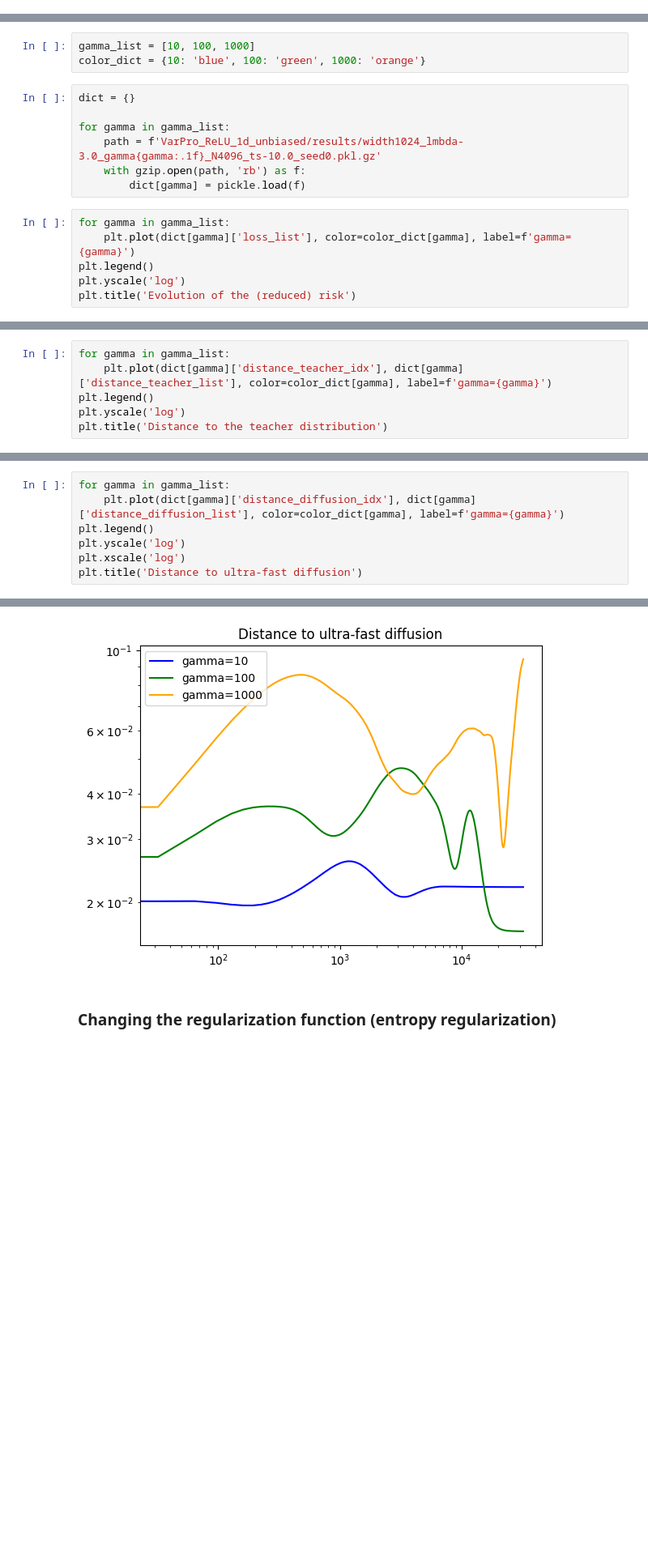
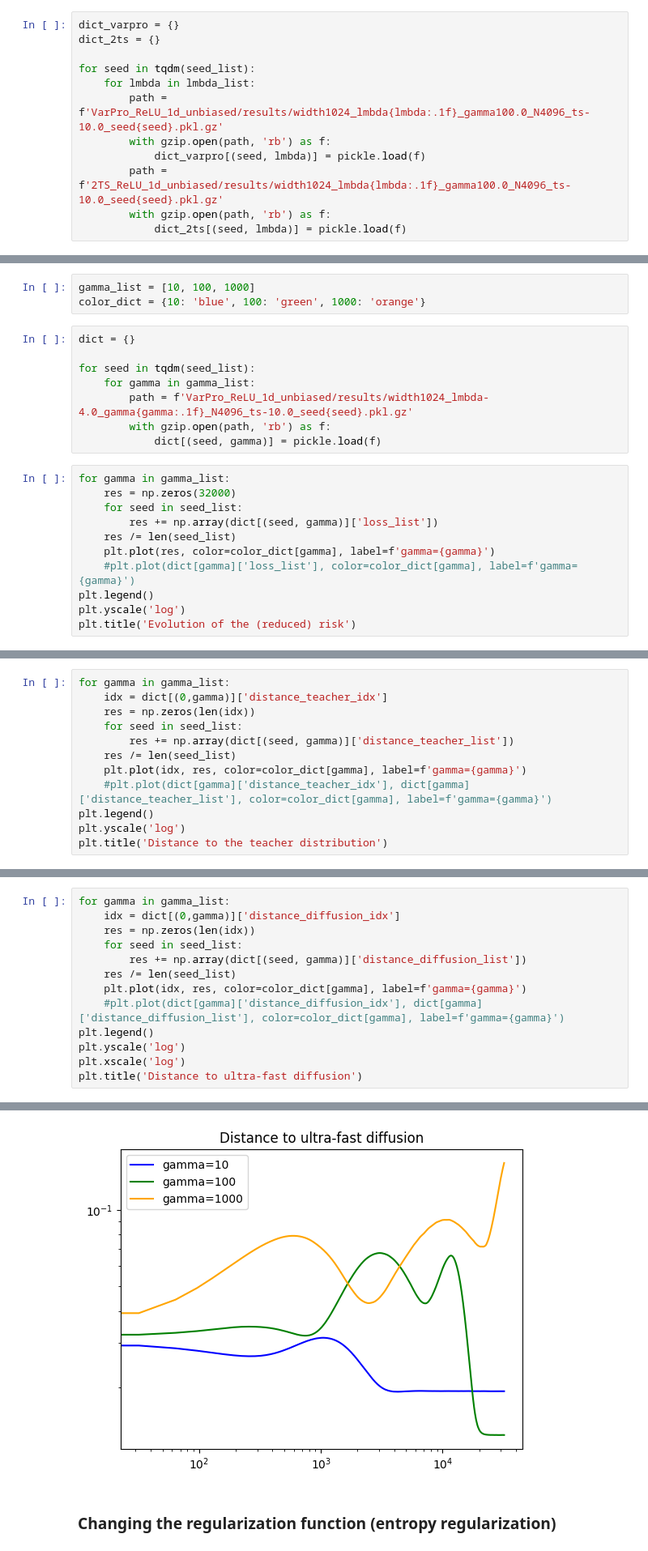
Before and after one commit to rbarboni/VarPro, a Jupyter notebook: Results_SHL.ipynb, the cells around one changed output, grey strips where cells are left out. Shown at 81% size. Cells and saved outputs as stored; diff of their text form; blank space fills up the shorter version.

```diff
--- a/Results_SHL.ipynb
+++ b/Results_SHL.ipynb
@@ -294,0 +297,12 @@ Text(0.5, 1.0, 'Distance to ultra-fast diffusion')
+# %%
+dict_varpro = {}
+dict_2ts = {}
+
+for seed in tqdm(seed_list):
+    for lmbda in lmbda_list:
+        path = f'VarPro_ReLU_1d_unbiased/results/width1024_lmbda{lmbda:.1f}_gamma100.0_N4096_ts-10.0_seed{seed}.pkl.gz'
+        with gzip.open(path, 'rb') as f:
+            dict_varpro[(seed, lmbda)] = pickle.load(f)
+        path = f'2TS_ReLU_1d_unbiased/results/width1024_lmbda{lmbda:.1f}_gamma100.0_N4096_ts-10.0_seed{seed}.pkl.gz'
+        with gzip.open(path, 'rb') as f:
+            dict_2ts[(seed, lmbda)] = pickle.load(f)
@@ -300,13 +376,19 @@ color_dict = {10: 'blue', 100: 'green', 1000: 'orange'}
 # %%
 dict = {}
 
-for gamma in gamma_list:
-    path = f'VarPro_ReLU_1d_unbiased/results/width1024_lmbda-3.0_gamma{gamma:.1f}_N4096_ts-10.0_seed0.pkl.gz'
-    with gzip.open(path, 'rb') as f:
-        dict[gamma] = pickle.load(f)
+for seed in tqdm(seed_list):
+    for gamma in gamma_list:
+        path = f'VarPro_ReLU_1d_unbiased/results/width1024_lmbda-4.0_gamma{gamma:.1f}_N4096_ts-10.0_seed{seed}.pkl.gz'
+        with gzip.open(path, 'rb') as f:
+            dict[(seed, gamma)] = pickle.load(f)
 # %%
 for gamma in gamma_list:
-    plt.plot(dict[gamma]['loss_list'], color=color_dict[gamma], label=f'gamma={gamma}')
+    res = np.zeros(32000)
+    for seed in seed_list:
+        res += np.array(dict[(seed, gamma)]['loss_list'])
+    res /= len(seed_list)
+    plt.plot(res, color=color_dict[gamma], label=f'gamma={gamma}')
+    #plt.plot(dict[gamma]['loss_list'], color=color_dict[gamma], label=f'gamma={gamma}')
 plt.legend()
 plt.yscale('log')
 plt.title('Evolution of the (reduced) risk')
@@ -316,6 +398,12 @@ Text(0.5, 1.0, 'Evolution of the (reduced) risk')
 # %%
 for gamma in gamma_list:
-    plt.plot(dict[gamma]['distance_teacher_idx'], dict[gamma]['distance_teacher_list'], color=color_dict[gamma], label=f'gamma={gamma}')
+    idx = dict[(0,gamma)]['distance_teacher_idx']
+    res = np.zeros(len(idx))
+    for seed in seed_list:
+        res += np.array(dict[(seed, gamma)]['distance_teacher_list'])
+    res /= len(seed_list)
+    plt.plot(idx, res, color=color_dict[gamma], label=f'gamma={gamma}')
+    #plt.plot(dict[gamma]['distance_teacher_idx'], dict[gamma]['distance_teacher_list'], color=color_dict[gamma], label=f'gamma={gamma}')
 plt.legend()
 plt.yscale('log')
 plt.title('Distance to the teacher distribution')
@@ -325,13 +413,19 @@ Text(0.5, 1.0, 'Distance to the teacher distribution')
 # %%
 for gamma in gamma_list:
-    plt.plot(dict[gamma]['distance_diffusion_idx'], dict[gamma]['distance_diffusion_list'], color=color_dict[gamma], label=f'gamma={gamma}')
+    idx = dict[(0,gamma)]['distance_diffusion_idx']
+    res = np.zeros(len(idx))
+    for seed in seed_list:
+        res += np.array(dict[(seed, gamma)]['distance_diffusion_list'])
+    res /= len(seed_list)
+    plt.plot(idx, res, color=color_dict[gamma], label=f'gamma={gamma}')
+    #plt.plot(dict[gamma]['distance_diffusion_idx'], dict[gamma]['distance_diffusion_list'], color=color_dict[gamma], label=f'gamma={gamma}')
 plt.legend()
 plt.yscale('log')
 plt.xscale('log')
 plt.title('Distance to ultra-fast diffusion')
 # %% [output]
 Text(0.5, 1.0, 'Distance to ultra-fast diffusion')
-[figure, old version]
+[figure, new version]
 # %% [markdown]
 ### Changing the regularization function (entropy regularization)
 # %%
```
Also changed, not shown: parts of 18 cells of this notebook, 6 other files.
